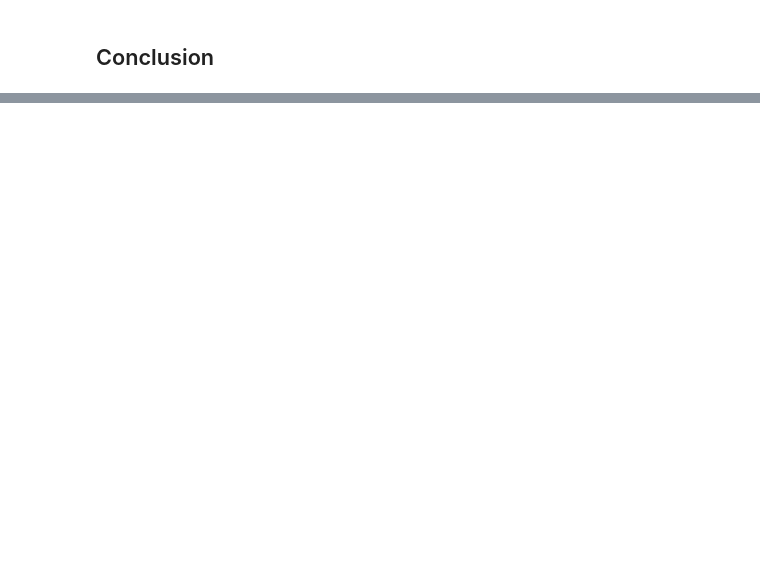
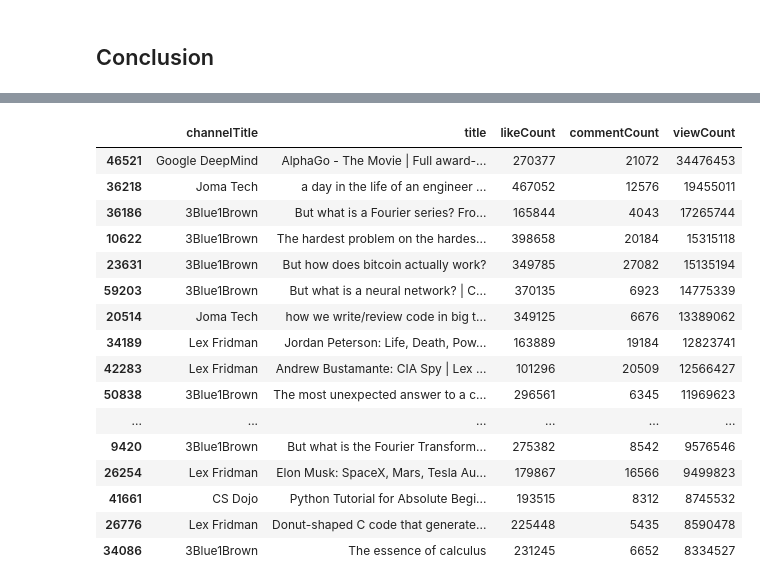
Before and after one commit to BaoDias2505/FinalProject_Introduction-to-data-science, a Jupyter notebook: src/04-Data_modelling_recommendation_system.ipynb, the cells around one changed output, grey strips where cells are left out. Drawn from its saved outputs; the diff is of its cells as text; code cells hidden in the pictures; blank space fills up the shorter version.

Commit message:
add `score` metric to ranking video - update web ui

```diff
--- a/src/04-Data_modelling_recommendation_system.ipynb
+++ b/src/04-Data_modelling_recommendation_system.ipynb
@@ -920,0 +977,36 @@ Recommended tags for 'How to become a Data Analyst':
+# %%
+my_df['like_score'] = my_df['likeCount'] / (my_df['viewCount'] + 0.001)
+my_df['comment_score'] = my_df['commentCount'] / (my_df['viewCount'] + 0.001)
+# %%
+my_df.loc[my_df['like_score'] > 1, 'like_score'] = 1
+my_df.loc[my_df['comment_score'] > 1, 'comment_score'] = 1
+# %%
+# Standardize the data
+my_df['like_score']    = (my_df['like_score'] - my_df['like_score'].mean()) / my_df['like_score'].std(ddof=0)
+my_df['comment_score'] = (my_df['comment_score'] - my_df['comment_score'].mean()) / my_df['comment_score'].std(ddof=0)
+# %%
+my_df['score'] = (my_df['viewCount'] * 0.5
+                  + my_df['like_score'] * 2
+                  + my_df['comment_score'] * 3)
+my_df.sort_values(by='score', ascending=False, inplace=True)
+# %%
+# Drop all videos with 0 views
+my_df[["channelTitle", "title", "likeCount", "commentCount", "viewCount"]].head(20)#.sort_values(by="dislikeCount", ascending=False).head(10)
+# %% [output]
+|  | channelTitle | title | likeCount | commentCount | viewCount |
+| 46521 | Google DeepMind | AlphaGo - The Movie | Full award-... | 270377 | 21072 | 34476453 |
+| 36218 | Joma Tech | a day in the life of an engineer ... | 467052 | 12576 | 19455011 |
+| 36186 | 3Blue1Brown | But what is a Fourier series? Fro... | 165844 | 4043 | 17265744 |
+| 10622 | 3Blue1Brown | The hardest problem on the hardes... | 398658 | 20184 | 15315118 |
+| 23631 | 3Blue1Brown | But how does bitcoin actually work? | 349785 | 27082 | 15135194 |
+| 59203 | 3Blue1Brown | But what is a neural network? | C... | 370135 | 6923 | 14775339 |
+| 20514 | Joma Tech | how we write/review code in big t... | 349125 | 6676 | 13389062 |
+| 34189 | Lex Fridman | Jordan Peterson: Life, Death, Pow... | 163889 | 19184 | 12823741 |
+| 42283 | Lex Fridman | Andrew Bustamante: CIA Spy | Lex ... | 101296 | 20509 | 12566427 |
+| 50838 | 3Blue1Brown | The most unexpected answer to a c... | 296561 | 6345 | 11969623 |
+| ... | ... | ... | ... | ... | ... |
+| 9420 | 3Blue1Brown | But what is the Fourier Transform... | 275382 | 8542 | 9576546 |
+| 26254 | Lex Fridman | Elon Musk: SpaceX, Mars, Tesla Au... | 179867 | 16566 | 9499823 |
+| 41661 | CS Dojo | Python Tutorial for Absolute Begi... | 193515 | 8312 | 8745532 |
+| 26776 | Lex Fridman | Donut-shaped C code that generate... | 225448 | 5435 | 8590478 |
+| 34086 | 3Blue1Brown | The essence of calculus | 231245 | 6652 | 8334527 |
```
Also changed, not shown: parts of 19 cells of this notebook, 5 other files.
